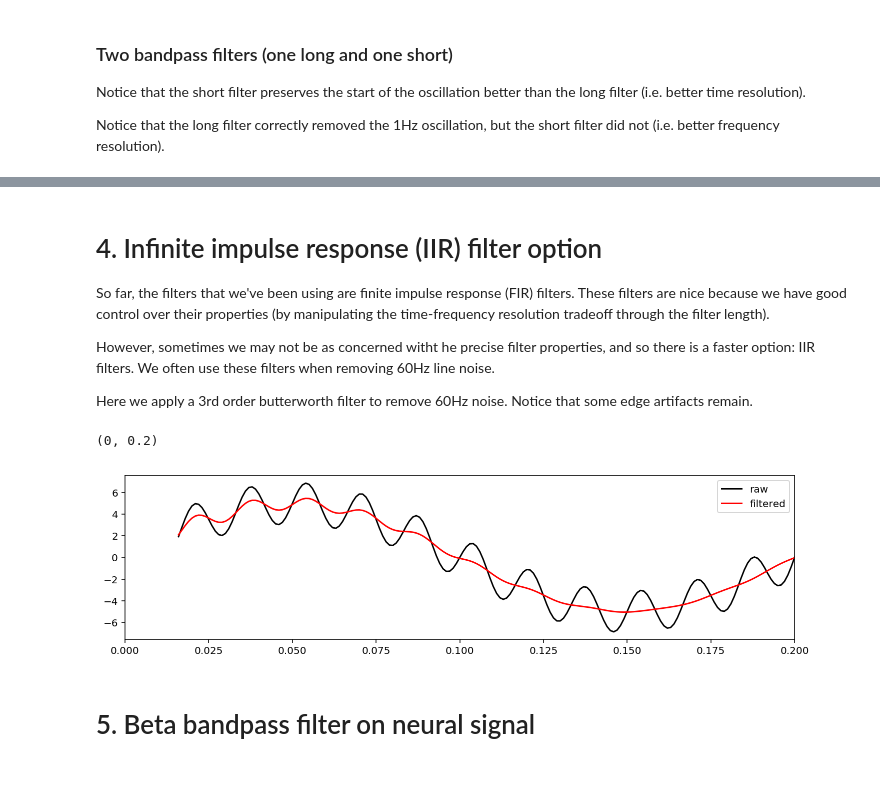
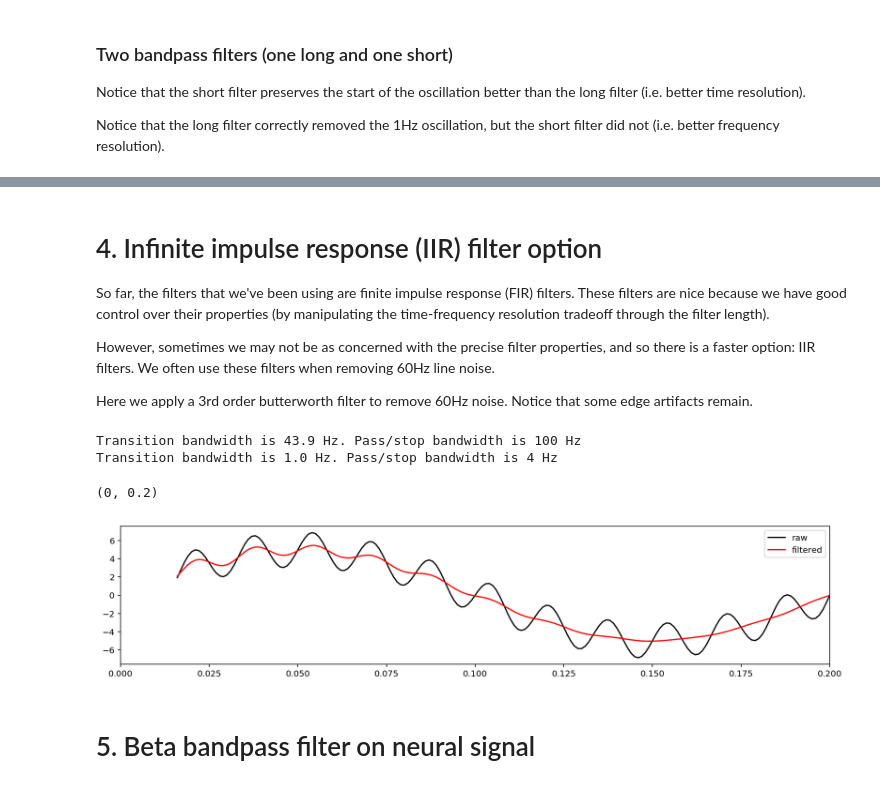
Before and after one commit to neurodsp-tools/neurodsp, a Jupyter notebook: tutorials/1-Filtering.ipynb, the cells around one changed output, grey strips where cells are left out. Cells and saved outputs as stored; diff of their text form; code cells hidden in the pictures.

Commit message:
removed elif in line 204 because transition band warning caused transition band computation to be skipped. Filtering tutorial is fixed.

```diff
--- a/tutorials/1-Filtering.ipynb
+++ b/tutorials/1-Filtering.ipynb
@@ -176,32 +183,34 @@ Long filter
 
 So far, the filters that we've been using are finite impulse response (FIR) filters. These filters are nice because we have good control over their properties (by manipulating the time-frequency resolution tradeoff through the filter length).
 
-However, sometimes we may not be as concerned witht he precise filter properties, and so there is a faster option: IIR filters. We often use these filters when removing 60Hz line noise.
+However, sometimes we may not be as concerned with the precise filter properties, and so there is a faster option: IIR filters. We often use these filters when removing 60Hz line noise.
 
 Here we apply a 3rd order butterworth filter to remove 60Hz noise. Notice that some edge artifacts remain.
 # %%
 # Generate a signal with a low-frequency drift
 np.random.seed(0)
 t = np.arange(0,2,.001)
 x = 5*np.sin(t*2*np.pi*5) + 2*np.sin(t*2*np.pi*60)
-Fs = 1000
+fs = 1000
 
 # Low-pass filter the signal at 100Hz, just for fun.
-x = neurodsp.filter(x, Fs, 'lowpass', fc=100)
+x = filt.filter_signal(x, fs, 'lowpass', fc=100)
 
 # Filter the data
 fc = (58, 62)
-x_filt = neurodsp.filter(x, Fs, 'bandstop', fc=fc, iir=True, butterworth_order=3)
+x_filt = filt.filter_signal(x, fs, 'bandstop', fc=fc, iir=True, butterworth_order=3)
 
 # Plot filtered signal
-plt.figure(figsize=(12,3))
+plt.figure(figsize=(15,3))
 plt.plot(t, x, 'k', label='raw')
 plt.plot(t, x_filt, 'r', label='filtered')
 plt.legend(loc='best')
 plt.xlim((0,.2))
 # %% [output]
-(0, 0.2)
+Transition bandwidth is 43.9 Hz. Pass/stop bandwidth is 100 Hz
+Transition bandwidth is 1.0 Hz. Pass/stop bandwidth is 4 Hz
+(0, 0.2)
-[figure, old version]
+[figure, new version]
 # %% [markdown]
 # 5. Beta bandpass filter on neural signal
 # %%
```
Also changed, not shown: parts of 6 cells of this notebook, 1 other file.
